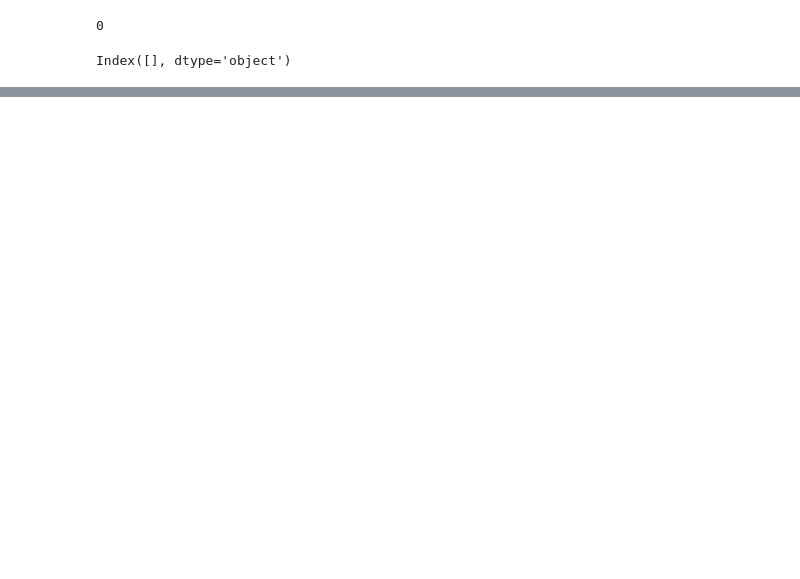
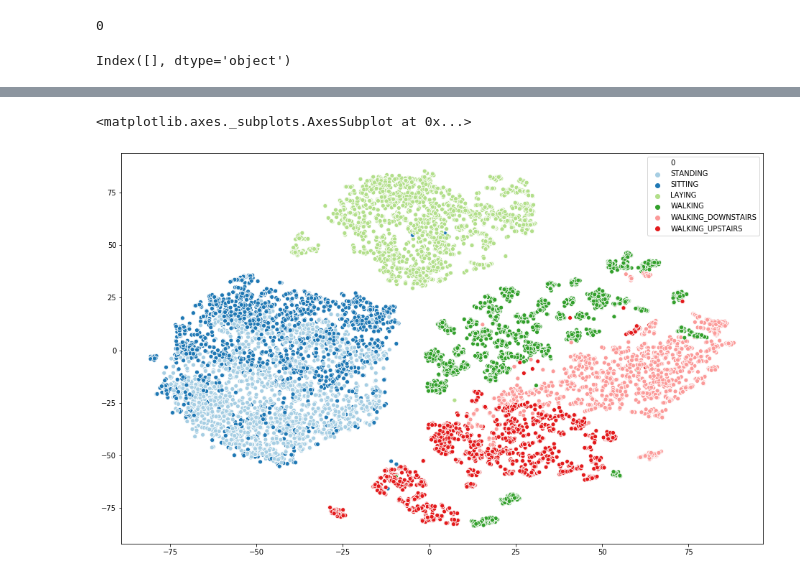
Before and after one commit to okcze/WUM-project-1, a Jupyter notebook: Projekt2/EDA.ipynb, the cells around one changed output, grey strips where cells are left out. Saved outputs shown, nothing was run; the diff lists cells and outputs as text; code cells hidden in the pictures; blank space fills up the shorter version.

```diff
--- a/Projekt2/EDA.ipynb
+++ b/Projekt2/EDA.ipynb
@@ -43,0 +72,17 @@ data_angle = data[angle]
+# %%
+tsne_data = data.copy()
+tsne_data.pop('activity')
+
+
+pca = PCA(n_components=0.9, random_state=3)
+tsne_data = pca.fit_transform(tsne_data)
+
+tsne = TSNE(random_state=3)
+tsne_transformed = tsne.fit_transform(tsne_data)
+
+fig = plt.gcf()
+fig.set_size_inches( 16, 10)
+sns.scatterplot(tsne_transformed[:,0],tsne_transformed[:,1],hue=y,palette='Paired')
+# %% [output]
+<matplotlib.axes._subplots.AxesSubplot at 0x...>
+[figure, added]
```
Also changed, not shown: parts of 16 cells of this notebook.
